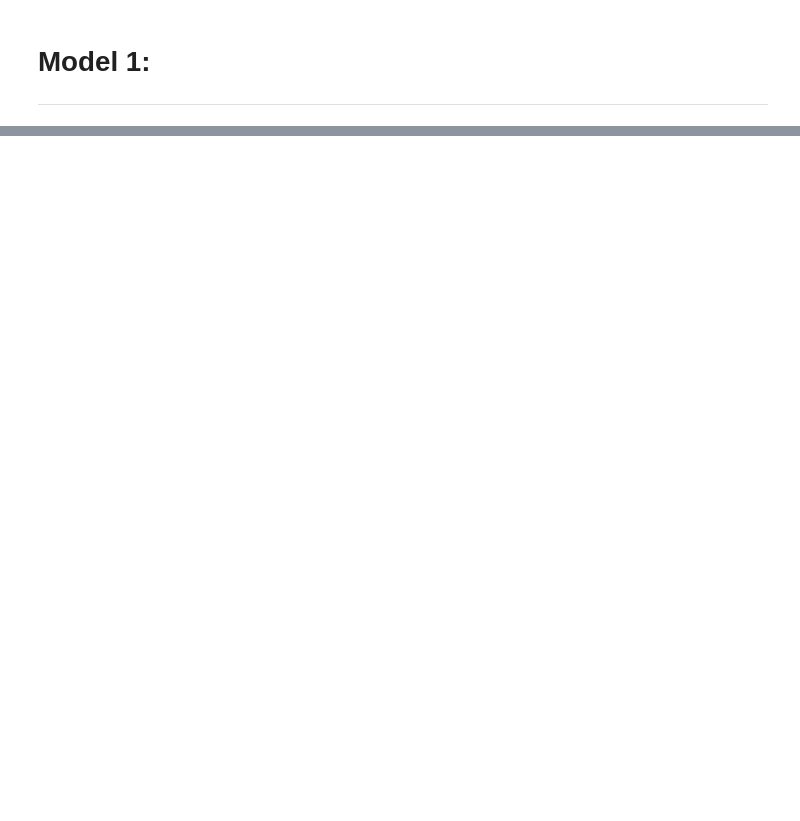
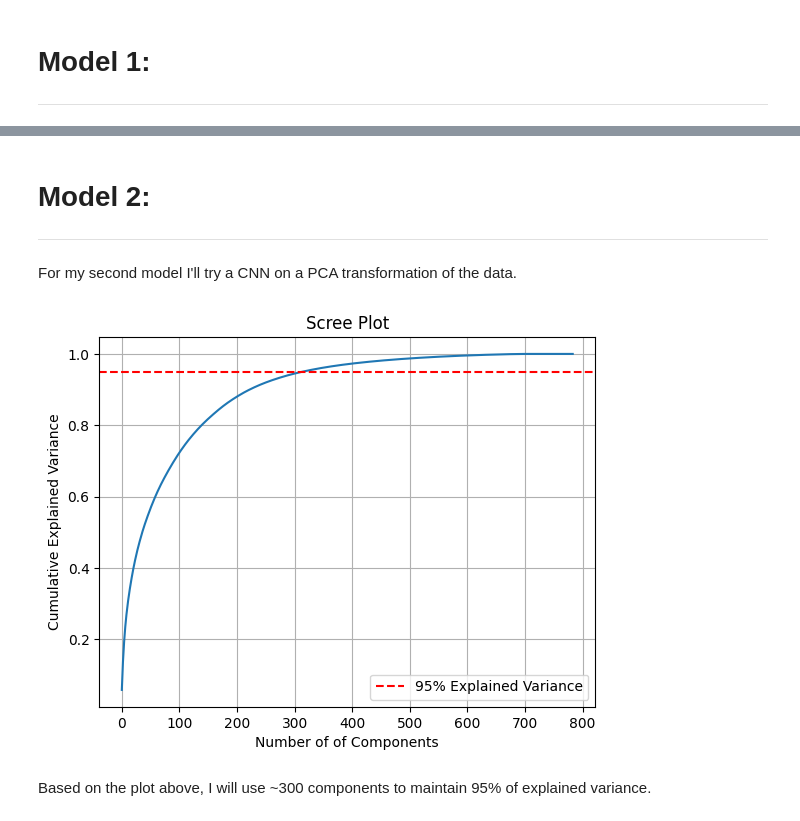
Before and after one commit to CateMerfeld/class_work, a Jupyter notebook: data_mining/cs548_programming_assignment_3.ipynb, the cells around one changed output, grey strips where cells are left out. Cells and saved outputs as stored; diff of their text form; code cells hidden in the pictures; blank space fills up the shorter version.

```diff
--- a/data_mining/cs548_programming_assignment_3.ipynb
+++ b/data_mining/cs548_programming_assignment_3.ipynb
@@ -156,0 +163,6 @@ test_loader = DataLoader(test_dataset, batch_size=batch_size, shuffle=False)
+# %%
+rf = RandomForestClassifier(n_estimators=100, random_state=42)
+rf.fit(x_train, y_train)
+print(f'Training Accuracy: {rf.score(x_train, y_train)*100:.2f}%')
+
+print(f'Validation Accuracy: {rf.score(x_val, y_val)*100:.2f}%')
@@ -156,0 +187,5 @@ test_loader = DataLoader(test_dataset, batch_size=batch_size, shuffle=False)
+# %% [markdown]
+# Model 2:
+---
+# %% [markdown]
+For my second model I'll try a CNN on a PCA transformation of the data.
@@ -156,0 +194,23 @@ test_loader = DataLoader(test_dataset, batch_size=batch_size, shuffle=False)
+# %%
+scaler = StandardScaler()
+x_train_scaled = scaler.fit_transform(x_train)
+x_val_scaled = scaler.transform(x_val)
+x_test_scaled = scaler.transform(x_test)
+# %%
+pca = PCA()
+x_train_pca = pca.fit(x_train_scaled)
+# %%
+plt.plot(np.cumsum(pca.explained_variance_ratio_))
+plt.xlabel('Number of of Components')
+plt.ylabel('Cumulative Explained Variance')
+plt.axhline(
+    y=0.95, color='r', linestyle='--', label="95% Explained Variance"
+)
+plt.legend()
+plt.title('Scree Plot')
+plt.grid(True)
+plt.show()
+# %% [output]
+[figure, added]
+# %% [markdown]
+Based on the plot above, I will use ~300 components to maintain 95% of explained variance.
```
Also changed, not shown: parts of 31 cells of this notebook, 3 other files.
